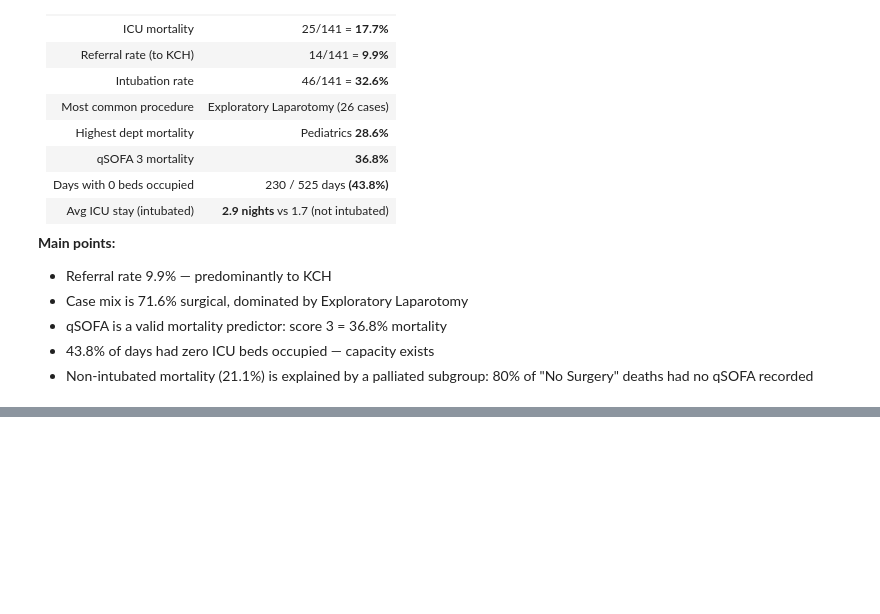
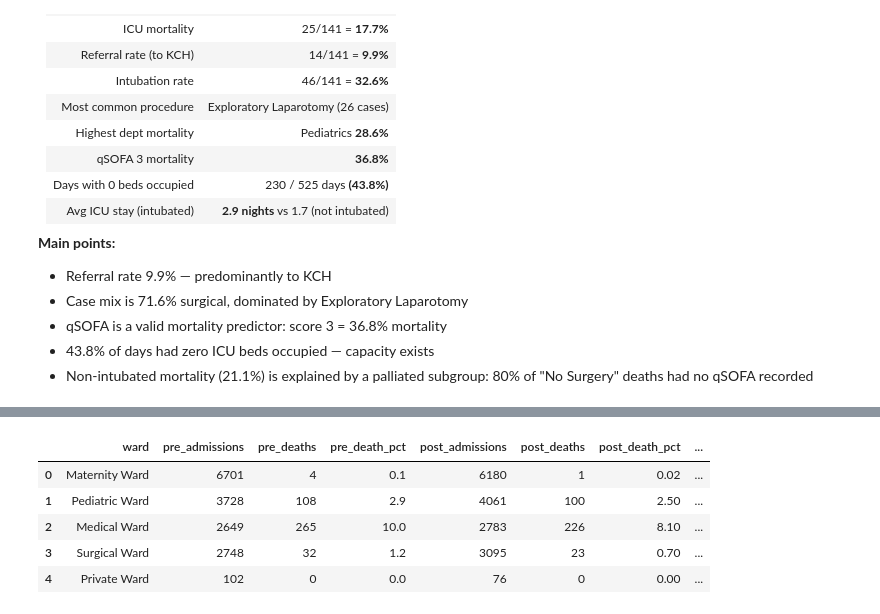
Before and after one commit to mat2m10/nkhoma, a Jupyter notebook: notebooks/04_ICU_analysis.ipynb, the cells around one changed output, grey strips where cells are left out. Drawn from its saved outputs; the diff is of its cells as text; code cells hidden in the pictures; blank space fills up the shorter version.

```diff
--- a/notebooks/04_ICU_analysis.ipynb
+++ b/notebooks/04_ICU_analysis.ipynb
@@ -1293,0 +479,80 @@ Saved: plots/04_sepsis_and_stay_distribution.png
+# %%
+# ── 1. LOAD ───────────────────────────────────────────────────────────────────
+df_mort = pd.read_excel("../Nkhoma_data/ICU_mortality.xlsx", header=[0, 1])
+
+# ── 2. DROP EMPTY ROWS ────────────────────────────────────────────────────────
+df_mort = df_mort.dropna(how="all").copy()
+
+# ── 3. DROP ARTIFACT / REDUNDANT COLUMNS ─────────────────────────────────────
+# Excel multi-header produces blank duplicate columns; also drop raw BD/BA ratios
+# since the % versions carry the same info in a more readable form.
+drop_cols = [
+    ("Pre-ICU (Jan.2022 - July 2023)", "Death/Admission %.1"),  # blank duplicate
+    ("Post-ICU (Aug.2023 - Dec.2024)", "Deaths.1"),             # blank duplicate
+    ("Pre-ICU vs. Post ICU",           "95% CI"),               # blank; CI split into Lower/Upper
+    ("Pre-ICU vs. Post ICU",           "Relative Risk Ratio"),  # blank; values are in "RR"
+    ("Pre-ICU vs. Post ICU",           "Before-Death/Admission (BD/BA)"),  # raw ratio; % kept
+    ("Pre-ICU vs. Post ICU",           "After-Death/Admission (AD/AA)"),   # raw ratio; % kept
+]
+df_mort = df_mort.drop(columns=[c for c in drop_cols if c in df_mort.columns])
+
+# ── 4. FLATTEN MULTI-INDEX → SNAKE_CASE ──────────────────────────────────────
+df_mort.columns = ["_".join(str(lvl) for lvl in col).strip() for col in df_mort.columns]
+
+rename_map = {
+    "Unnamed: 0_level_0_Unnamed: 0_level_1":            "ward",
+    "Pre-ICU (Jan.2022 - July 2023)_Admissions":        "pre_admissions",
+    "Pre-ICU (Jan.2022 - July 2023)_Deaths":            "pre_deaths",
+    "Pre-ICU (Jan.2022 - July 2023)_Death/Admission %": "pre_death_pct",
+    "Post-ICU (Aug.2023 - Dec.2024)_Admissions":        "post_admissions",
+    "Post-ICU (Aug.2023 - Dec.2024)_Deaths":            "post_deaths",
+    "Post-ICU (Aug.2023 - Dec.2024)_Death/Admission %": "post_death_pct",
+    "Pre-ICU vs. Post ICU_Change %":                    "change_pct",
+    "Pre-ICU vs. Post ICU_BD/BA[%]":                    "pre_death_admission_pct",
+    "Pre-ICU vs. Post ICU_AD/AA[%]":                    "post_death_admission_pct",
+    "Pre-ICU vs. Post ICU_RR":                          "rr",
+    "Pre-ICU vs. Post ICU_log(RR)":                     "log_rr",
+    "Pre-ICU vs. Post ICU_SE of log(RR)":               "se_log_rr",
+    "Pre-ICU vs. Post ICU_z":                           "z_stat",
+    "Pre-ICU vs. Post ICU_Lower 95% CI":                "ci_lower",
+    "Pre-ICU vs. Post ICU_Upper 95% CI":                "ci_upper",
+    "Pre-ICU vs. Post ICU_p-values (Wald test)":        "p_value",
+}
+df_mort = df_mort.rename(columns=rename_map)
+# Double space in "Change  %" — rename the surviving unmatched column
+df_mort = df_mort.rename(columns={"Pre-ICU vs. Post ICU_Change  %": "change_pct"})
+df_mort = df_mort.rename(columns={"Pre-ICU vs. Post ICU_P-value": "p_value_old"})
+df_mort["p_value"] = pd.to_numeric(df_mort["p_value"], errors="coerce")
+# Drop the duplicate p_value column (keep first)
+df_mort = df_mort.loc[:, ~df_mort.columns.duplicated()]
+
+# Drop any rows where ward is NaN (trailing empty Excel rows)
+df_mort = df_mort.dropna(subset=["ward"]).reset_index(drop=True)
+
+# Replace "-" strings with NaN before casting (Private Ward p-value)
+df_mort = df_mort.replace("-", np.nan).infer_objects(copy=False)
+
+# ── 5. SEPARATE TOTAL ROW ─────────────────────────────────────────────────────
+df_total = df_mort[df_mort["ward"] == "TOTAL"].copy()
+df_mort       = df_mort[df_mort["ward"] != "TOTAL"].reset_index(drop=True)
+
+# ── 6. CAST TYPES ────────────────────────────────────────────────────────────
+# Int64 (nullable) handles Private Ward's zero-death rows without coercing to float
+int_cols = ["pre_admissions", "pre_deaths", "post_admissions", "post_deaths"]
+df_mort[int_cols] = df_mort[int_cols].astype("Int64")
+
+float_cols = [
+    "pre_death_pct", "post_death_pct", "change_pct",
+    "pre_death_admission_pct", "post_death_admission_pct",
+    "rr", "log_rr", "se_log_rr", "z_stat",
+    "ci_lower", "ci_upper", "p_value",
+]
+df_mort[float_cols] = df_mort[float_cols].astype(float)
+df_mort
+# %% [output]
+|  | ward | pre_admissions | pre_deaths | pre_death_pct | post_admissions | post_deaths | post_death_pct | ... |
+| 0 | Maternity Ward | 6701 | 4 | 0.1 | 6180 | 1 | 0.02 | ... |
+| 1 | Pediatric Ward | 3728 | 108 | 2.9 | 4061 | 100 | 2.50 | ... |
+| 2 | Medical Ward | 2649 | 265 | 10.0 | 2783 | 226 | 8.10 | ... |
+| 3 | Surgical Ward | 2748 | 32 | 1.2 | 3095 | 23 | 0.70 | ... |
+| 4 | Private Ward | 102 | 0 | 0.0 | 76 | 0 | 0.00 | ... |
```
Also changed, not shown: parts of 12 cells of this notebook.
